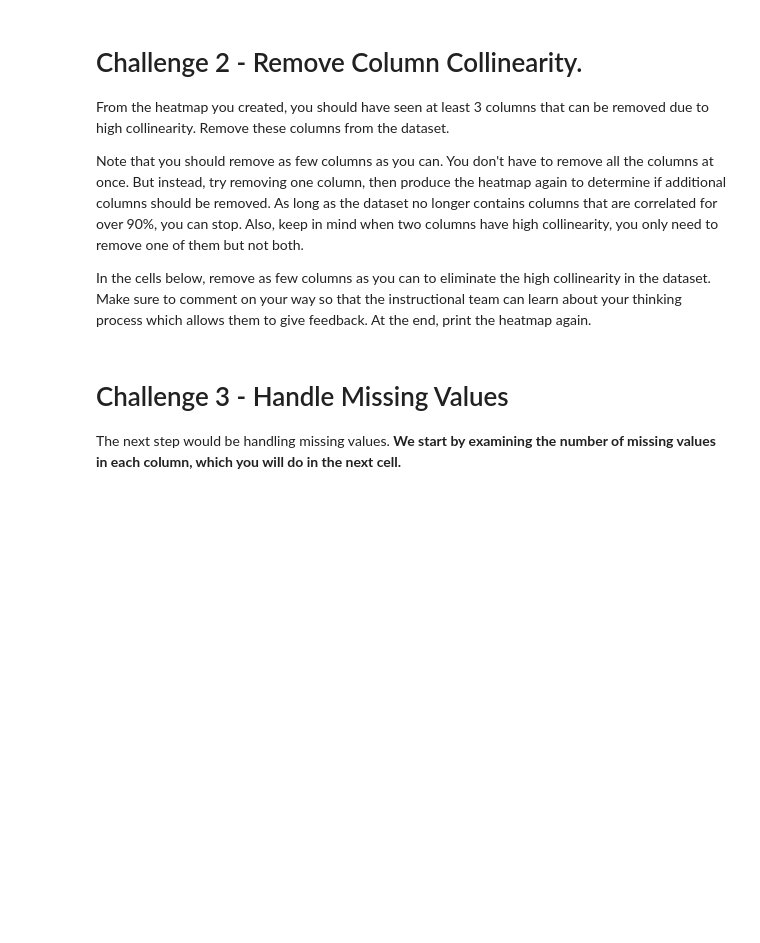
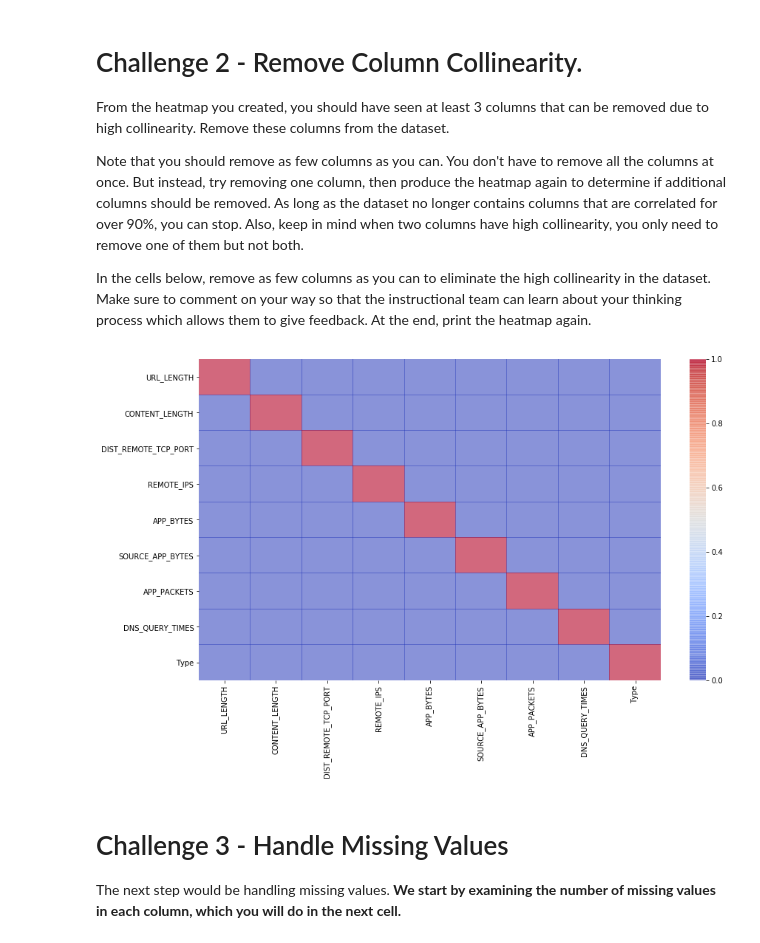
Before and after one commit to ta-datapt-bcn/lab-supervised-learning, a Jupyter notebook: your-code/main.ipynb, the cells around one changed output. Drawn from its saved outputs; the diff is of its cells as text; code cells hidden in the pictures; blank space fills up the shorter version.

```diff
--- a/your-code/main.ipynb
+++ b/your-code/main.ipynb
@@ -71,3 +176,19 @@ In the cells below, remove as few columns as you can to eliminate the high colli
+# %%
+# Your code here
+
+cols_to_remove = ['NUMBER_SPECIAL_CHARACTERS', 'SOURCE_APP_PACKETS',
+                  'REMOTE_APP_PACKETS', 'TCP_CONVERSATION_EXCHANGE',
+                  'REMOTE_APP_BYTES']
+
+plt.figure(figsize=(14, 8))
+sns.heatmap(websites.drop(columns=cols_to_remove).corr() > 0.90, cmap='coolwarm', alpha= 0.6)
+
+# After checking the best possible columns to remove, we proceed to do so:
+
+websites_clean = websites.copy()
+websites_clean.drop(columns=cols_to_remove, inplace= True)
+# %% [output]
+[figure, added]
 # %% [markdown]
 # Challenge 3 - Handle Missing Values
 
```
Also changed, not shown: parts of 71 cells of this notebook, 1 other file.
